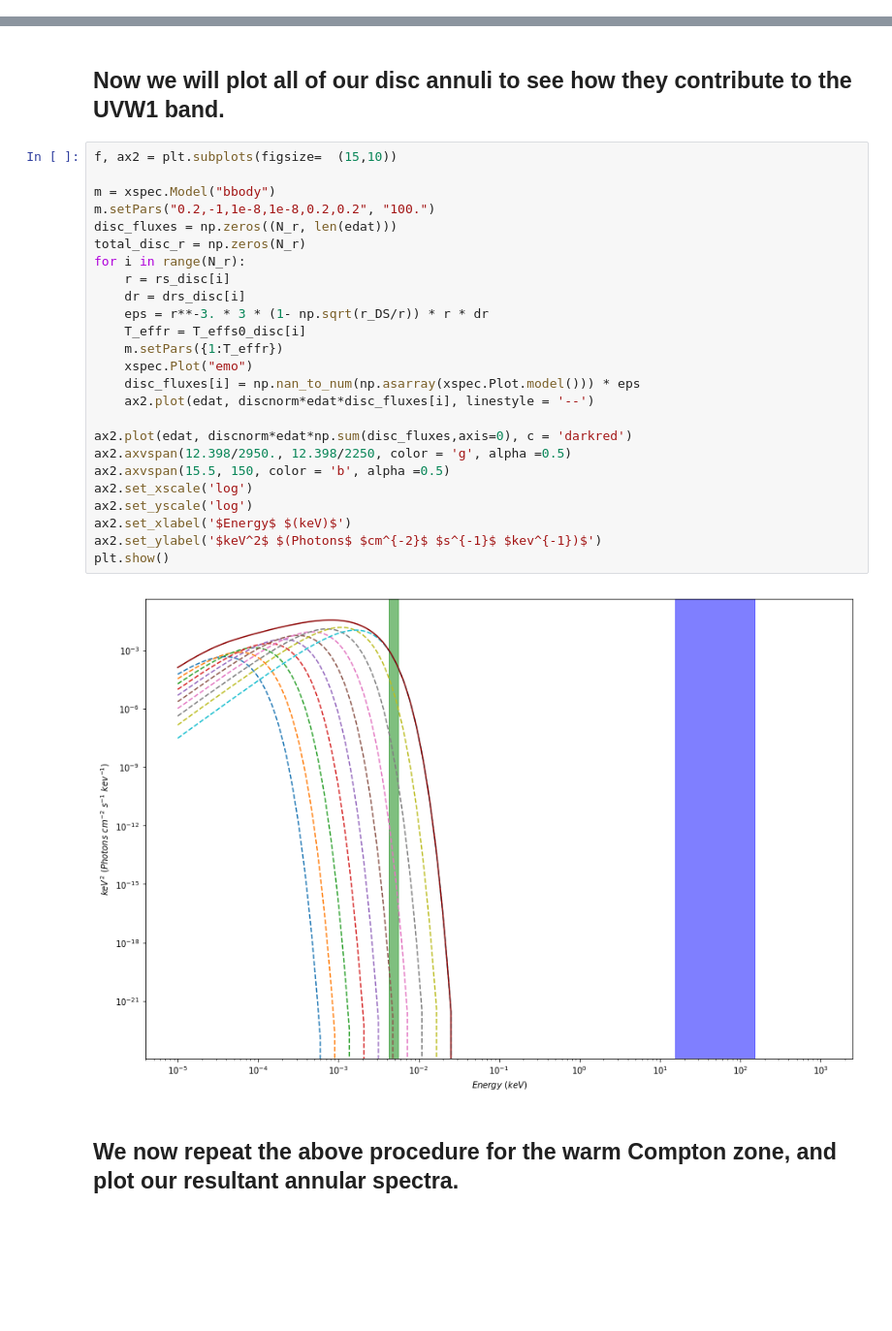
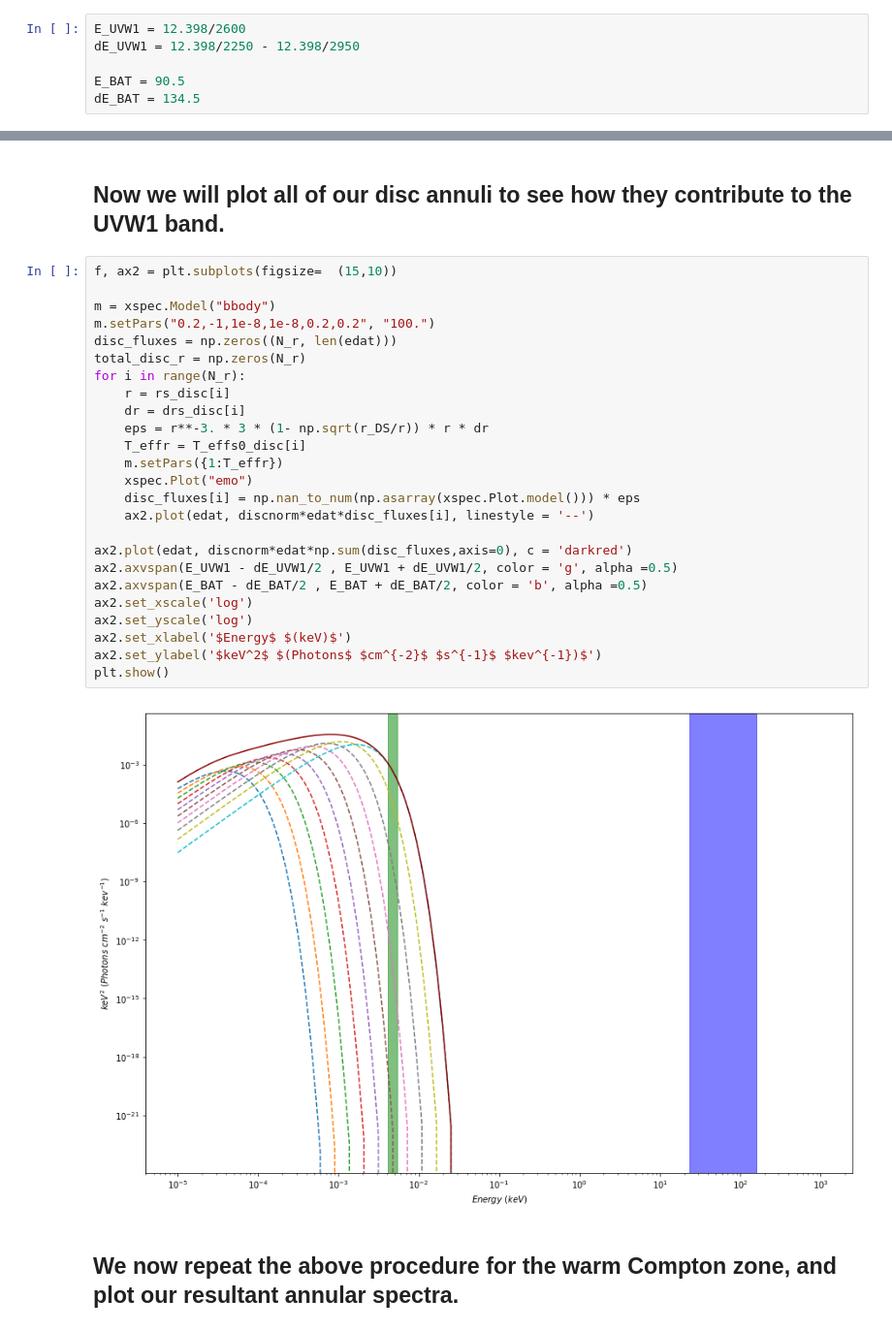
Before and after one commit to RaadMahmoud/AGN_lightcurve_modelling, a Jupyter notebook: lightcurve_extraction_and_modelling_NGC4151_GitHub.ipynb, the cells around one changed output, grey strips where cells are left out. Shown at 97% size. Cells and saved outputs as stored; diff of their text form; blank space fills up the shorter version.

```diff
--- a/lightcurve_extraction_and_modelling_NGC4151_GitHub.ipynb
+++ b/lightcurve_extraction_and_modelling_NGC4151_GitHub.ipynb
@@ -495,6 +457,12 @@ F_hard_raw = np.nan_to_num(F_hard_raw)
 hard_raw_agnsed_energy = np.trapz(F_hard_raw, edat)
 xspec.AllModels.calcLumin("4e-5 1000. 3.3e-03")
 L_hard = s.lumin[0]*1.0e44 # erg s^-1
+# %%
+E_UVW1 = 12.398/2600
+dE_UVW1 = 12.398/2250 - 12.398/2950
+
+E_BAT = 90.5
+dE_BAT = 134.5
 # %% [markdown]
 ## Let's plot what we've modelled to check how our spectrum looks (and that it matches with our original xspec fit!).
 # %%
@@ -594,30 +562,30 @@ discnorm = discnorms()
 # %%
 f, ax2 = plt.subplots(figsize=  (15,10))
 
 m = xspec.Model("bbody")
 m.setPars("0.2,-1,1e-8,1e-8,0.2,0.2", "100.")
 disc_fluxes = np.zeros((N_r, len(edat)))
 total_disc_r = np.zeros(N_r)
 for i in range(N_r):
     r = rs_disc[i]
     dr = drs_disc[i]
     eps = r**-3. * 3 * (1- np.sqrt(r_DS/r)) * r * dr
     T_effr = T_effs0_disc[i]
     m.setPars({1:T_effr})
     xspec.Plot("emo")
     disc_fluxes[i] = np.nan_to_num(np.asarray(xspec.Plot.model())) * eps
     ax2.plot(edat, discnorm*edat*disc_fluxes[i], linestyle = '--')
 
 ax2.plot(edat, discnorm*edat*np.sum(disc_fluxes,axis=0), c = 'darkred')
-ax2.axvspan(12.398/2950., 12.398/2250, color = 'g', alpha =0.5)
-ax2.axvspan(15.5, 150, color = 'b', alpha =0.5)
+ax2.axvspan(E_UVW1 - dE_UVW1/2 , E_UVW1 + dE_UVW1/2, color = 'g', alpha =0.5)
+ax2.axvspan(E_BAT - dE_BAT/2 , E_BAT + dE_BAT/2, color = 'b', alpha =0.5)
 ax2.set_xscale('log')
 ax2.set_yscale('log')
 ax2.set_xlabel('$Energy$ $(keV)$')
 ax2.set_ylabel('$keV^2$ $(Photons$ $cm^{-2}$ $s^{-1}$ $kev^{-1})$')
 plt.show()
 # %% [output]
-[figure, old version]
+[figure, new version]
 # %% [markdown]
 ## We now repeat the above procedure for the warm Compton zone, and plot our resultant annular spectra.
 # %%
```
Also changed, not shown: parts of 11 cells of this notebook.
